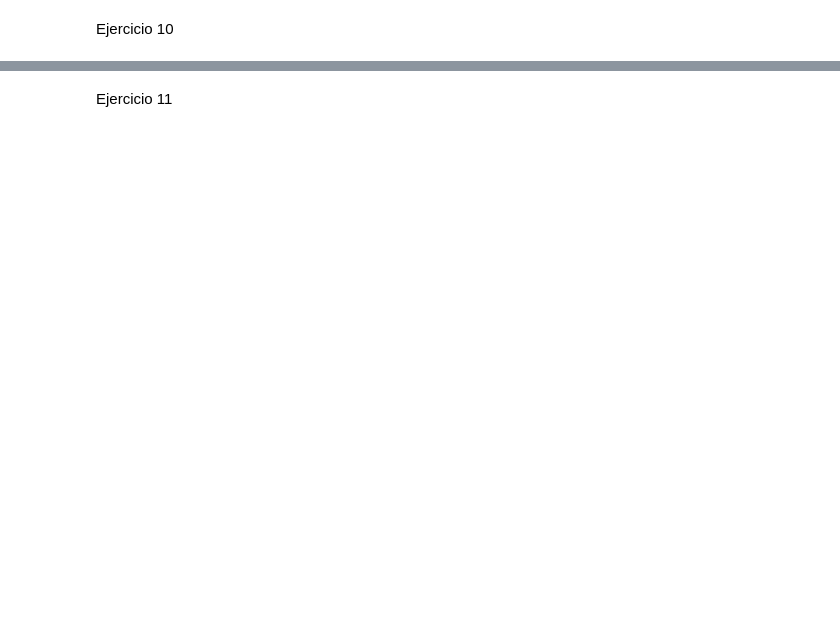
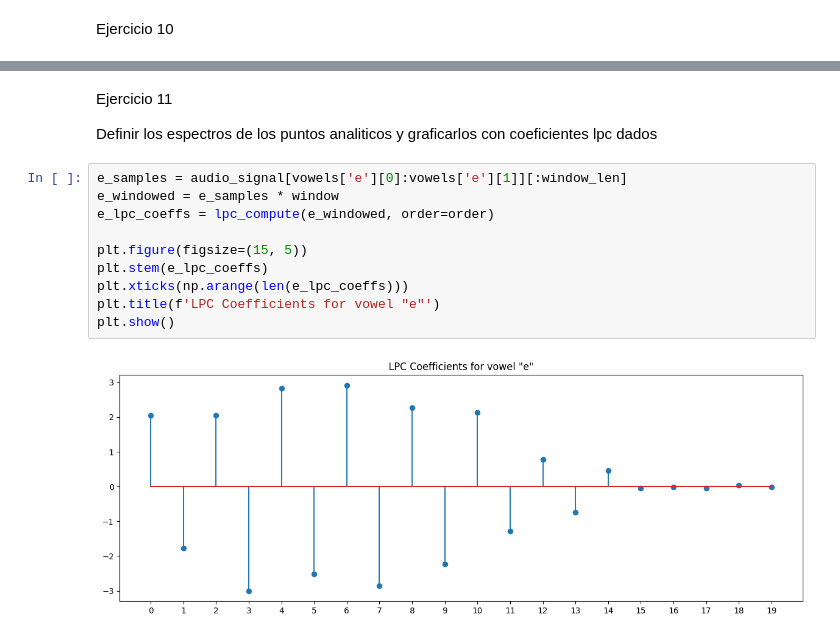
Before and after one commit to maximdorogov/fiuba-series-de-tiempo-1, a Jupyter notebook: tp1.ipynb, the cells around one changed output, grey strips where cells are left out. Drawn from its saved outputs; the diff is of its cells as text; blank space fills up the shorter version.

```diff
--- a/tp1.ipynb
+++ b/tp1.ipynb
@@ -167,3 +230,18 @@ plt.show()
 [figure]
 # %% [markdown]
 Ejercicio 11
+
+Definir los espectros de los puntos analiticos y graficarlos
+con coeficientes lpc dados
+# %%
+e_samples = audio_signal[vowels['e'][0]:vowels['e'][1]][:window_len]
+e_windowed = e_samples * window
+e_lpc_coeffs = lpc_compute(e_windowed, order=order)
+
+plt.figure(figsize=(15, 5))
+plt.stem(e_lpc_coeffs)
+plt.xticks(np.arange(len(e_lpc_coeffs)))
+plt.title(f'LPC Coefficients for vowel "e"')
+plt.show()
+# %% [output]
+[figure, added]
```
Also changed, not shown: parts of 12 cells of this notebook.
